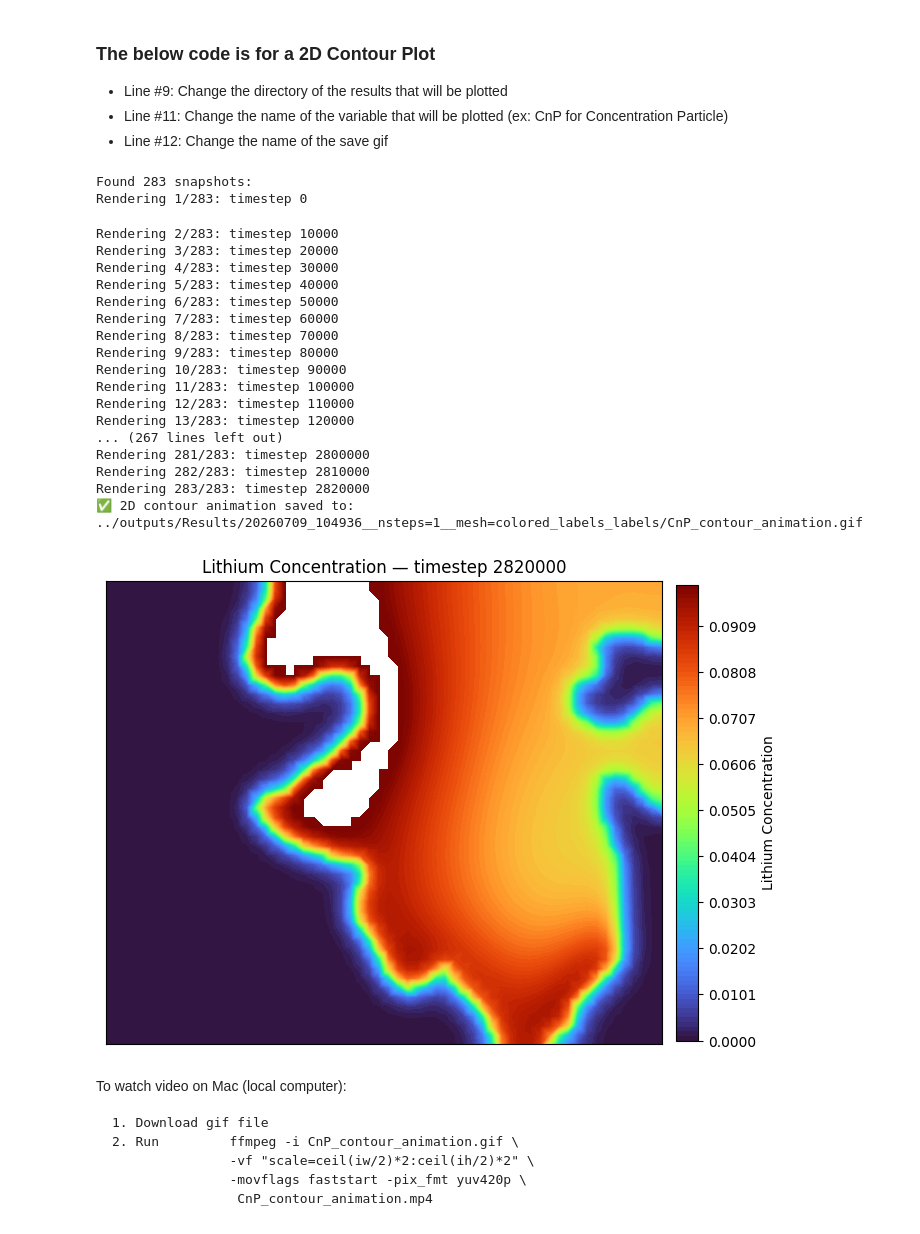
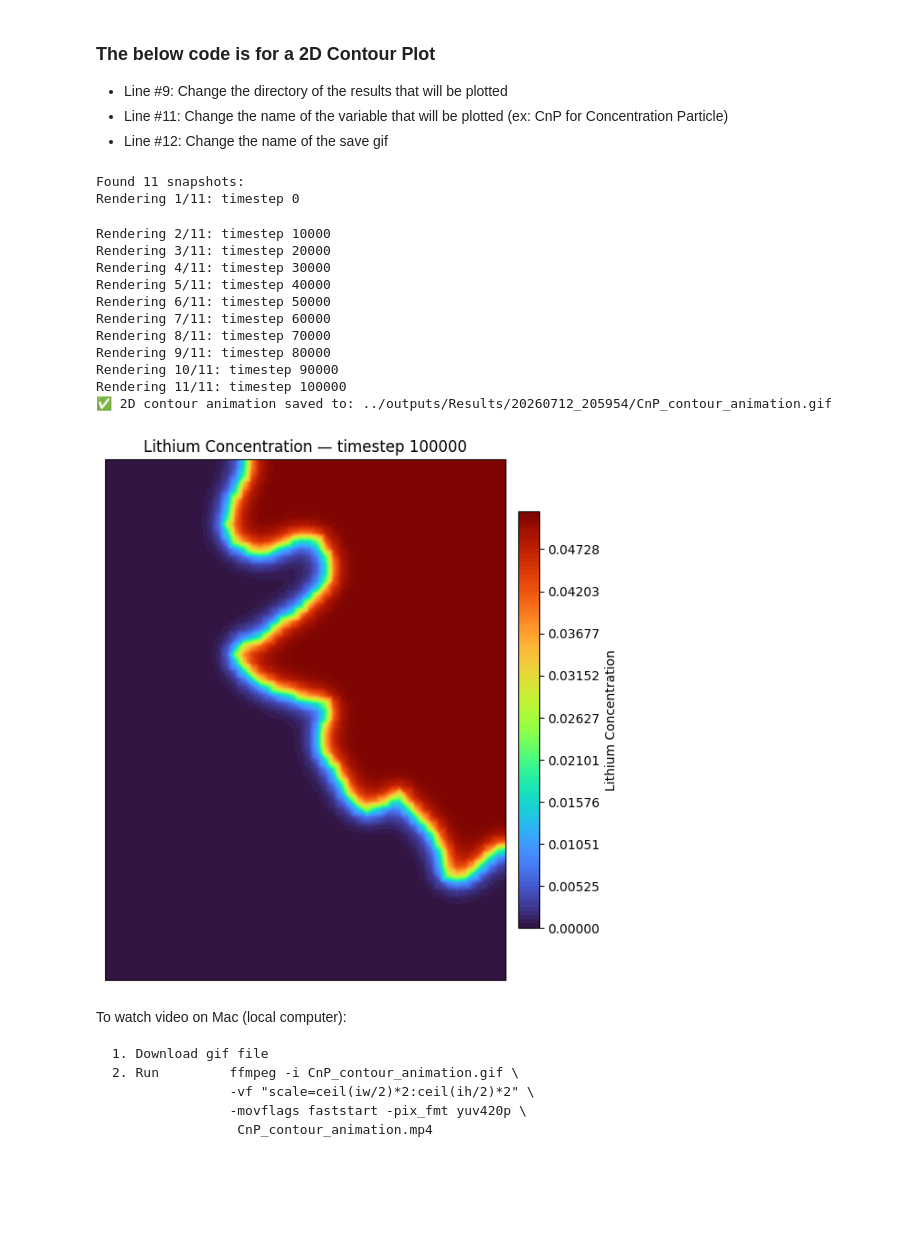
Before and after one commit to trahman64/BESFEM, a Jupyter notebook: plotting/timestep_plot.ipynb, the cells around one changed output. Saved outputs shown, nothing was run; the diff lists cells and outputs as text; code cells hidden in the pictures; blank space fills up the shorter version.

```diff
--- a/plotting/timestep_plot.ipynb
+++ b/plotting/timestep_plot.ipynb
@@ -116,7 +116,7 @@ import glob, os
 from matplotlib.colors import Normalize
 
 # --- USER SETTINGS ---
-result_dir = "../outputs/Results/20260709_104936__nsteps=1__mesh=colored_labels_labels"
+result_dir = "../outputs/Results/20260712_205954"
 mesh_file = os.path.join(result_dir, "pmesh")
 # mesh_file = os.path.join("../MSU_HPCC/pmesh")
 pattern = os.path.join(result_dir, "CnP_total_[0-9]*")
@@ -154,8 +154,8 @@ ax.set_xticks([]); ax.set_yticks([])
 plt.tight_layout()
 
 # ✅ Fixed normalization and levels
-norm = Normalize(vmin=0.0, vmax=0.18)
-levels = np.linspace(0, 0.18, 100)
+norm = Normalize(vmin=0.0, vmax=0.05201)
+levels = np.linspace(0, 0.05201, 100)
 
 # Dummy contour for fixed 0–1 colorbar
 dummy = ax.tricontourf(X, Y, np.zeros_like(X), levels=levels, cmap='turbo', norm=norm)
@@ -163,54 +163,48 @@ cbar = fig.colorbar(dummy, ax=ax, shrink=0.8, pad=0.02)
 cbar.set_label("Lithium Concentration")
 ax.clear()
 
 # --- Create GIF writer ---
 with imageio.get_writer(output_gif, mode='I', fps=5) as writer:
     for i, fname in enumerate(files):
         step_str = os.path.basename(fname).split("_")[-1]
         timestep = int(step_str)
         print(f"Rendering {i+1}/{len(files)}: timestep {timestep}")
 
         # Load MFEM GridFunction data
         gf = mfem.GridFunction(mesh, fname)
         Z = gf.GetDataArray()
 
-        Z = np.clip(Z, 0.0, 0.18) # Forcing values within [0, 1.0]
+        Z = np.clip(Z, 0.0, 0.05201) # Forcing values within [0, 1.0]
 
         ax.clear()
         cntr = ax.tricontourf(X, Y, Z, levels=levels, cmap='turbo', norm=norm)
         ax.set_aspect('equal', adjustable='box')
         ax.set_xticks([]); ax.set_yticks([])
         ax.set_title(f"Lithium Concentration — timestep {timestep}")
 
         # Save frame to temp file
         frame_path = "temp_frame.png"
         plt.savefig(frame_path, dpi=100, bbox_inches='tight')
         writer.append_data(imageio.imread(frame_path))
 
 # Clean up temporary frame
 os.remove("temp_frame.png")
 print(f"✅ 2D contour animation saved to: {output_gif}")
 # %% [output]
-Found 283 snapshots:
-Rendering 1/283: timestep 0
+Found 11 snapshots:
+Rendering 1/11: timestep 0
-Rendering 2/283: timestep 10000
-Rendering 3/283: timestep 20000
-Rendering 4/283: timestep 30000
-Rendering 5/283: timestep 40000
-Rendering 6/283: timestep 50000
-Rendering 7/283: timestep 60000
-Rendering 8/283: timestep 70000
-Rendering 9/283: timestep 80000
-Rendering 10/283: timestep 90000
-Rendering 11/283: timestep 100000
-Rendering 12/283: timestep 110000
-Rendering 13/283: timestep 120000
-... (267 lines left out)
-Rendering 281/283: timestep 2800000
-Rendering 282/283: timestep 2810000
-Rendering 283/283: timestep 2820000
-✅ 2D contour animation saved to: ../outputs/Results/20260709_104936__nsteps=1__mesh=colored_labels_labels/CnP_contour_animation.gif
+Rendering 2/11: timestep 10000
+Rendering 3/11: timestep 20000
+Rendering 4/11: timestep 30000
+Rendering 5/11: timestep 40000
+Rendering 6/11: timestep 50000
+Rendering 7/11: timestep 60000
+Rendering 8/11: timestep 70000
+Rendering 9/11: timestep 80000
+Rendering 10/11: timestep 90000
+Rendering 11/11: timestep 100000
+✅ 2D contour animation saved to: ../outputs/Results/20260712_205954/CnP_contour_animation.gif
-[figure, old version]
+[figure, new version]
 # %% [markdown]
 To watch video on Mac (local computer):
 
```
Also changed, not shown: 11 other files.
